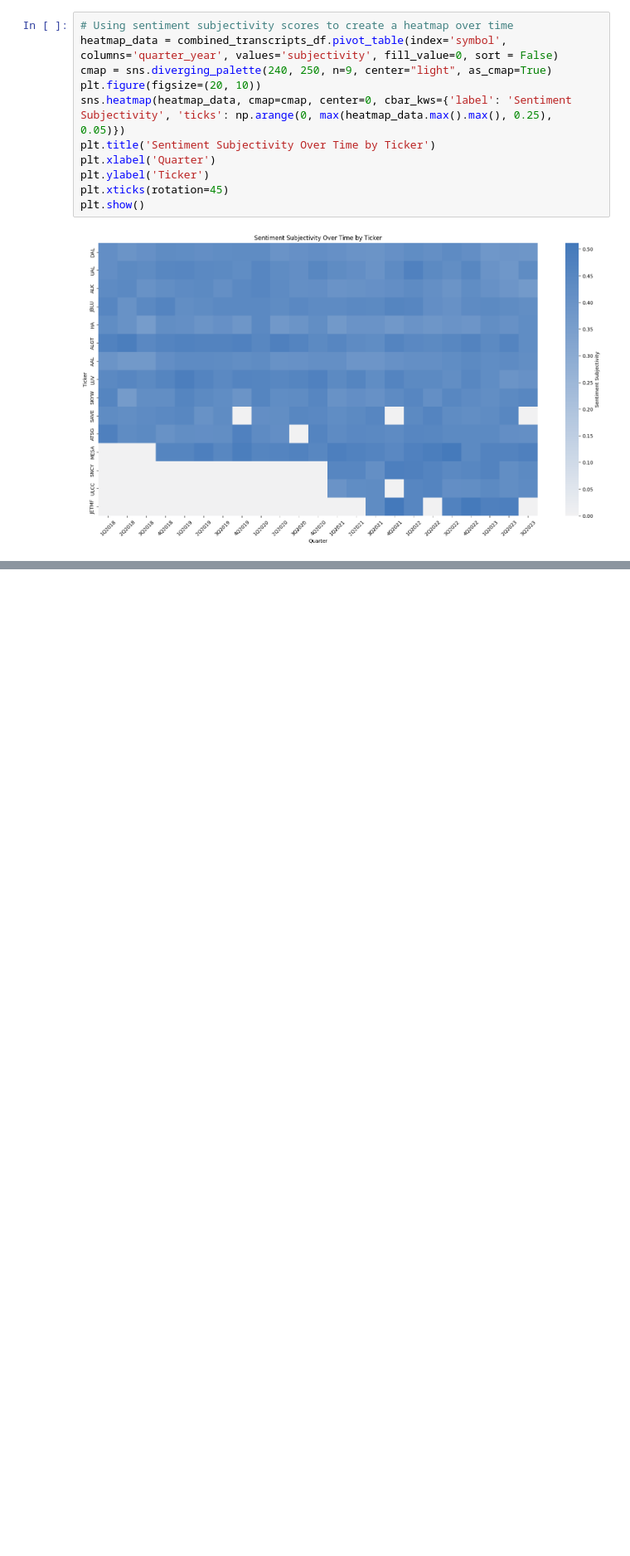
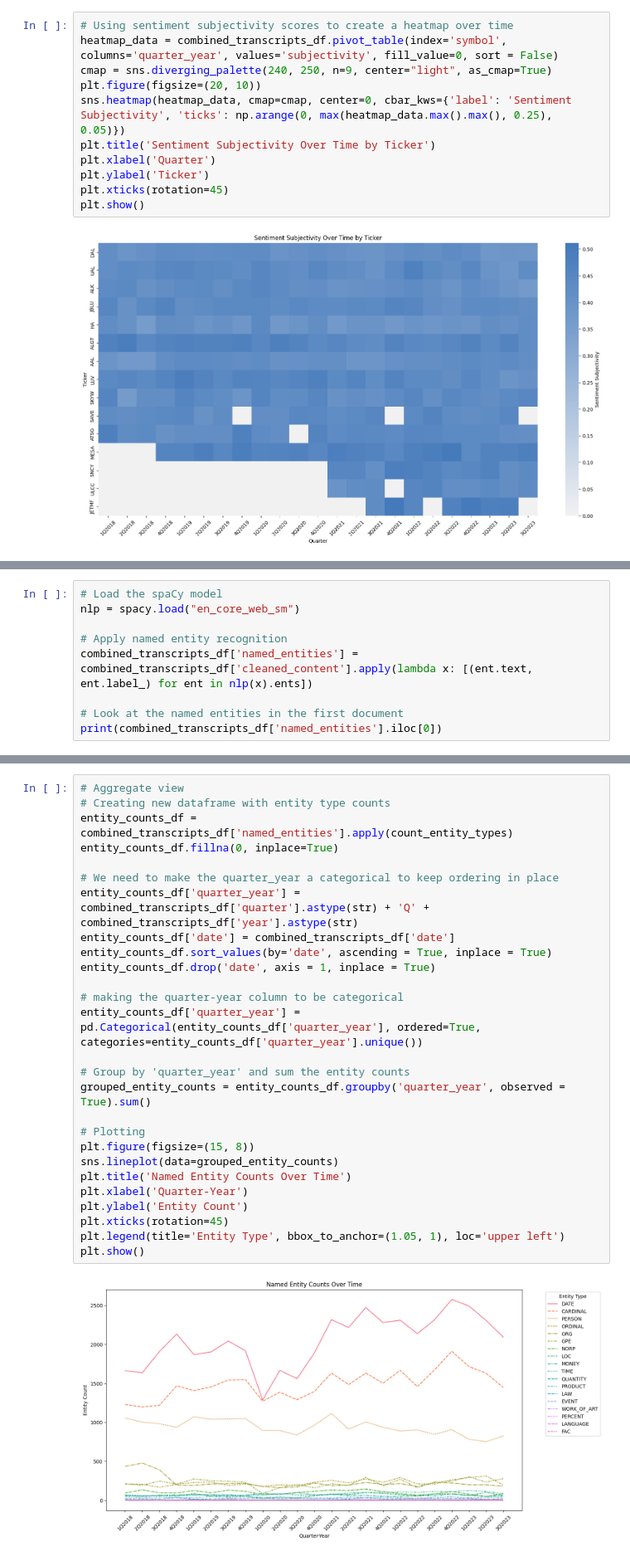
Before and after one commit to joshhaskell/earning_transcript_analysis, a Jupyter notebook: notebooks/call_level_eda.ipynb, the cells around one changed output, grey strips where cells are left out. Shown at 83% size. Saved outputs shown, nothing was run; the diff lists cells and outputs as text; blank space fills up the shorter version.

Commit message:
Completes call level notebook and general updates
- Adds updates to utils.py file
- Adds raw data
- Adds updates to data collection

```diff
--- a/notebooks/call_level_eda.ipynb
+++ b/notebooks/call_level_eda.ipynb
@@ -192,0 +226,9 @@ plt.show()
+# %%
+# Load the spaCy model
+nlp = spacy.load("en_core_web_sm")
+
+# Apply named entity recognition
+combined_transcripts_df['named_entities'] = combined_transcripts_df['cleaned_content'].apply(lambda x: [(ent.text, ent.label_) for ent in nlp(x).ents])
+
+# Look at the named entities in the first document
+print(combined_transcripts_df['named_entities'].iloc[0])
@@ -192,0 +239,29 @@ plt.show()
+# %%
+# Aggregate view
+# Creating new dataframe with entity type counts
+entity_counts_df = combined_transcripts_df['named_entities'].apply(count_entity_types)
+entity_counts_df.fillna(0, inplace=True)
+
+# We need to make the quarter_year a categorical to keep ordering in place
+entity_counts_df['quarter_year'] = combined_transcripts_df['quarter'].astype(str) + 'Q' + combined_transcripts_df['year'].astype(str)
+entity_counts_df['date'] = combined_transcripts_df['date']
+entity_counts_df.sort_values(by='date', ascending = True, inplace = True)
+entity_counts_df.drop('date', axis = 1, inplace = True)
+
+# making the quarter-year column to be categorical
+entity_counts_df['quarter_year'] = pd.Categorical(entity_counts_df['quarter_year'], ordered=True, categories=entity_counts_df['quarter_year'].unique())
+
+# Group by 'quarter_year' and sum the entity counts
+grouped_entity_counts = entity_counts_df.groupby('quarter_year', observed = True).sum()
+
+# Plotting
+plt.figure(figsize=(15, 8))
+sns.lineplot(data=grouped_entity_counts)
+plt.title('Named Entity Counts Over Time')
+plt.xlabel('Quarter-Year')
+plt.ylabel('Entity Count')
+plt.xticks(rotation=45)
+plt.legend(title='Entity Type', bbox_to_anchor=(1.05, 1), loc='upper left')
+plt.show()
+# %% [output]
+[figure, added]
```
Also changed, not shown: parts of 11 cells of this notebook, 19 other files.
